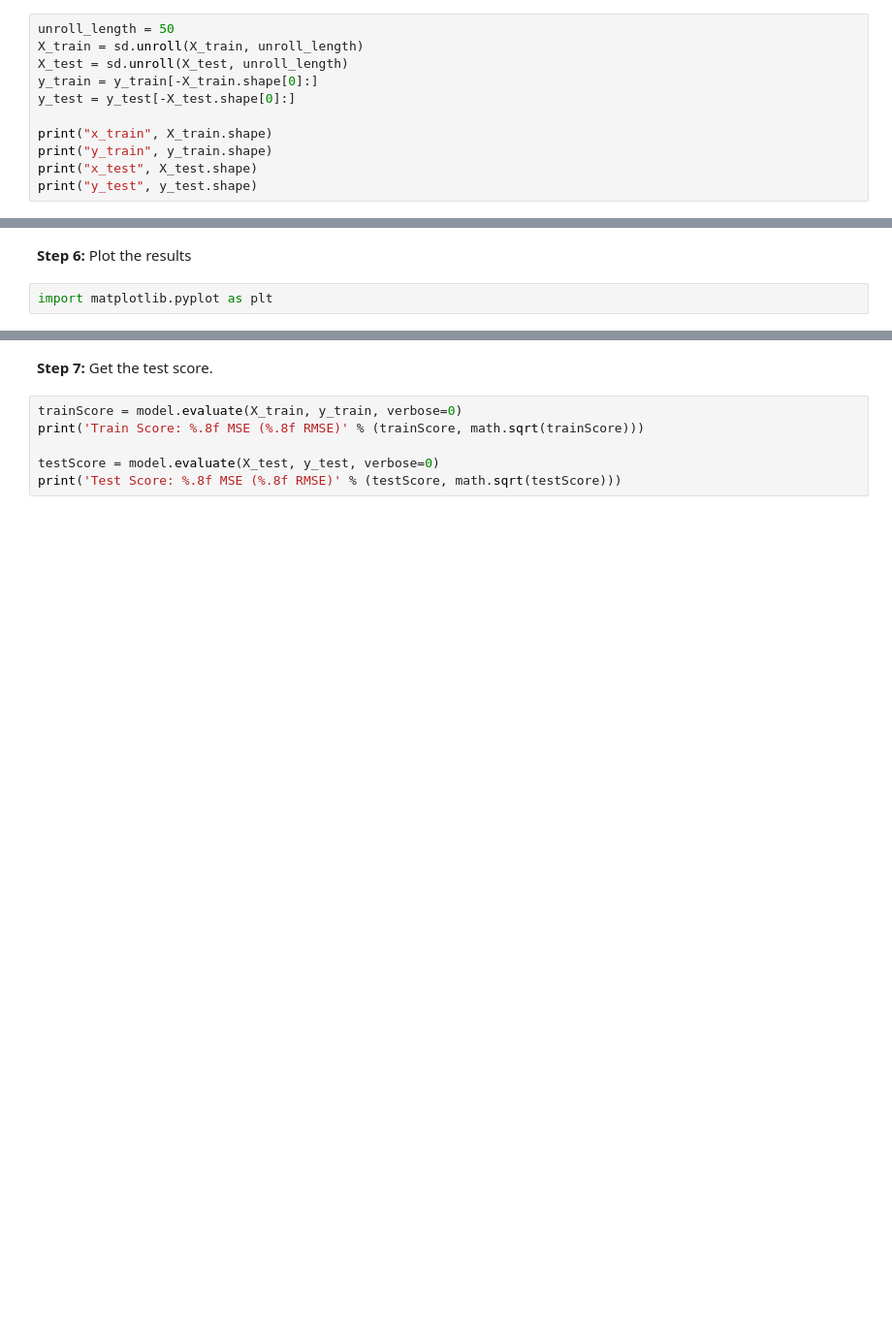
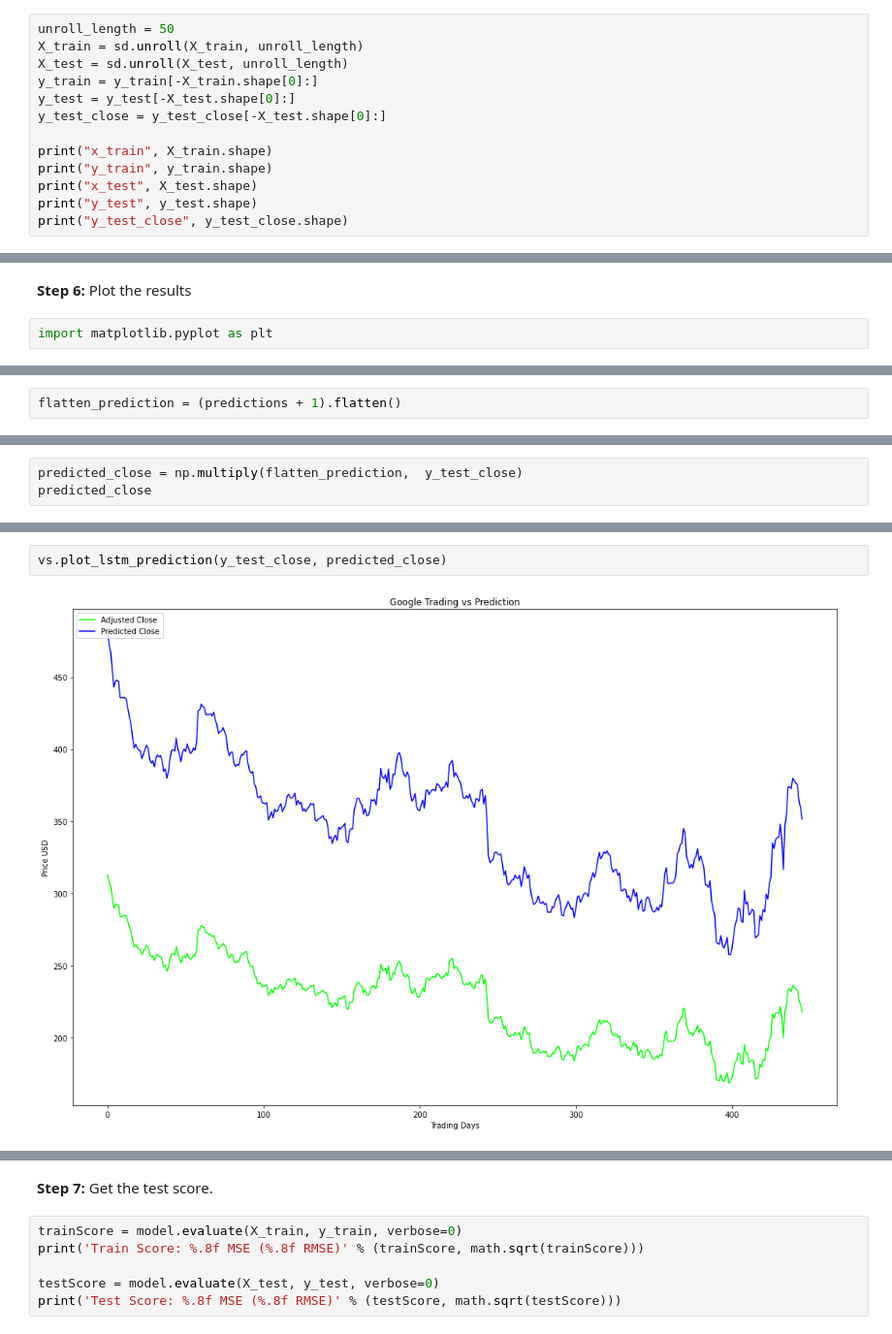
Before and after one commit to figo2127/QuantPort_Leveraged, a Jupyter notebook: Stock_Price_Predictor.ipynb, the cells around one changed output, grey strips where cells are left out. Shown at 97% size. Cells and saved outputs as stored; diff of their text form; blank space fills up the shorter version.

```diff
--- a/Stock_Price_Predictor.ipynb
+++ b/Stock_Price_Predictor.ipynb
@@ -295,11 +300,13 @@ X_train = sd.unroll(X_train, unroll_length)
 X_test = sd.unroll(X_test, unroll_length)
 y_train = y_train[-X_train.shape[0]:]
 y_test = y_test[-X_test.shape[0]:]
+y_test_close = y_test_close[-X_test.shape[0]:]
 
 print("x_train", X_train.shape)
 print("y_train", y_train.shape)
 print("x_test", X_test.shape)
 print("y_test", y_test.shape)
+print("y_test_close", y_test_close.shape)
 # %% [output]
 x_train (3167, 50, 11)
 y_train (3167,)
@@ -361,0 +355,2 @@ vs.plot_lstm_prediction(y_test,predictions)
+# %%
+flatten_prediction = (predictions + 1).flatten()
@@ -361,0 +361,3 @@ vs.plot_lstm_prediction(y_test,predictions)
+# %%
+predicted_close = np.multiply(flatten_prediction,  y_test_close)
+predicted_close
@@ -362,2 +382,6 @@ vs.plot_lstm_prediction(y_test,predictions)
+# %%
+vs.plot_lstm_prediction(y_test_close, predicted_close)
+# %% [output]
+[figure, added]
 # %%
 plt.plot(y_test)
```
Also changed, not shown: parts of 24 cells of this notebook, 15 other files.
